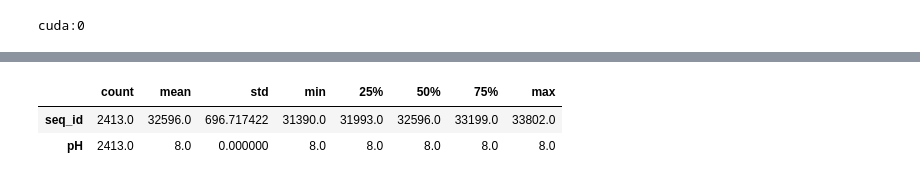
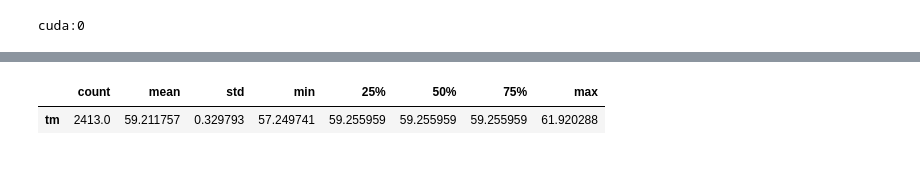
Before and after one commit to gopinathak-geek/novozymes-enzyme-stability-prediction, a Jupyter notebook: NovoModel.ipynb, the cells around one changed output, grey strips where cells are left out. Saved outputs shown, nothing was run; the diff lists cells and outputs as text; code cells hidden in the pictures.

```diff
--- a/NovoModel.ipynb
+++ b/NovoModel.ipynb
@@ -180,12 +250,13 @@ validation_loader = DataLoader(dataset=validation_data, batch_size=BATCH_SIZE, s
 # %%
 class NovoNet(nn.Module):
-    def __init__(self, name=None):
+    def __init__(self, name='Novonet'):
         super(NovoNet, self).__init__()
         if name:
             self.name = name
-        self.conv1 = nn.Conv2d(1, 10, 2)
-        #self.pool = nn.MaxPool2d((3, 2), stride=(2, 2))
-        self.fc1 = nn.Linear(10 * 9 * 1, 120)
+        self.conv1 = nn.Conv2d(1, 6, 5)
+        self.pool = nn.MaxPool2d(2, 2)
+        self.conv2 = nn.Conv2d(6, 16, 5)
+        self.fc1 = nn.Linear(16 * 5 * 5, 120)
         self.fc2 = nn.Linear(120, 84)
         self.fc3 = nn.Linear(84, 1)
 
@@ -194,8 +265,9 @@ class NovoNet(nn.Module):
         print(self.name + ': total params:', total_params)
 
     def forward(self, x):
-        x = F.relu(self.conv1(x))
-        x = x.view(-1, 9 * 1 * 10)
+        x = self.pool(F.relu(self.conv1(x)))
+        x = self.pool(F.relu(self.conv2(x)))
+        x = x.view(-1, 16 * 5 * 5)
         x = F.relu(self.fc1(x))
         x = F.relu(self.fc2(x))
         x = self.fc3(x)
@@ -295,0 +388,15 @@ memory usage: 75.5+ KB
+# %%
+def predections(dataloader):
+  test_tm_predictions = []
+  net.eval()
+  with torch.no_grad():
+    for img in dataloader:
+      img = img.to(device)
+      tm_prediction = net(img)
+      test_tm_predictions.append(tm_prediction.cpu().numpy())
+  return [tm.squeeze().tolist() for tm in test_tm_predictions]
+# %%
+tm = predections(test_loader)
+# %%
+df = pd.DataFrame({"seq_id":test_seq_id, "tm":tm })
+df
@@ -296,6 +417,5 @@ memory usage: 75.5+ KB
 # %%
-test_df.describe().transpose()
+df.describe()[['tm']].transpose()
 # %% [output]
 |  | count | mean | std | min | 25% | 50% | 75% | max |
-| seq_id | 2413.0 | 32596.0 | 696.717422 | 31390.0 | 31993.0 | 32596.0 | 33199.0 | 33802.0 |
-| pH | 2413.0 | 8.0 | 0.000000 | 8.0 | 8.0 | 8.0 | 8.0 | 8.0 |
+| tm | 2413.0 | 59.211757 | 0.329793 | 57.249741 | 59.255959 | 59.255959 | 59.255959 | 61.920288 |
```
Also changed, not shown: parts of 56 cells of this notebook.
